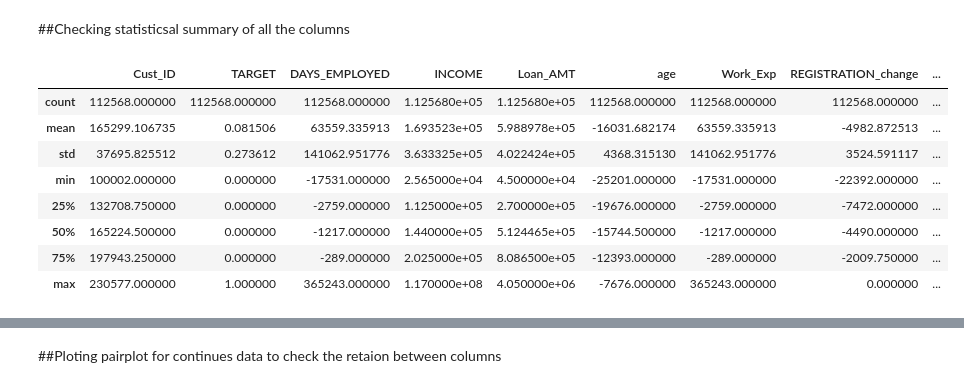
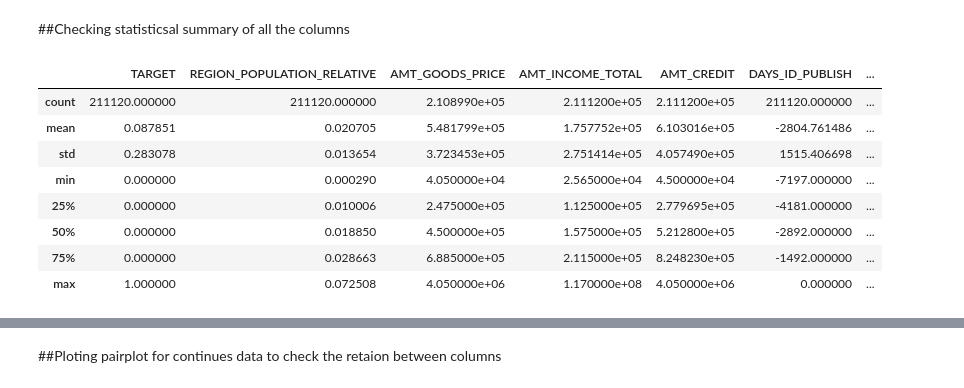
Before and after one commit to annuushhqaaa/Team8-2209403213_Anushka-Umbre, a Jupyter notebook: Team_8_Module_Test_(Part_1)_AAS.ipynb, the cells around one changed output, grey strips where cells are left out. Cells and saved outputs as stored; diff of their text form; code cells hidden in the pictures.

```diff
--- a/Team_8_Module_Test_(Part_1)_AAS.ipynb
+++ b/Team_8_Module_Test_(Part_1)_AAS.ipynb
@@ -333,0 +860,3 @@ new_df=new_df.replace(np.nan, 'NAN')
+# %%
+#Changing city from int to object
+new_df['REG_CITY_NOT_LIVE_CITY'] = new_df['REG_CITY_NOT_LIVE_CITY'].astype(object)
@@ -333,0 +868,3 @@ new_df=new_df.replace(np.nan, 'NAN')
+# %%
+#Changing city from int to object
+new_df['REG_CITY_NOT_WORK_CITY'] = new_df['REG_CITY_NOT_WORK_CITY'].astype(object)
@@ -334,3 +876,6 @@ new_df=new_df.replace(np.nan, 'NAN')
+# %%
+#Changing city from int to object
+new_df['LIVE_CITY_NOT_WORK_CITY']=new_df['LIVE_CITY_NOT_WORK_CITY'].astype(object)
 # %% [markdown]
 ###Understanding the Categorical variables
 # %%
@@ -356,0 +949,3 @@ memory usage: 25.8+ MB
+# %%
+#createing new df considering only Continues data
+new_con_df=new_df[['TARGET','REGION_POPULATION_RELATIVE','AMT_GOODS_PRICE','AMT_INCOME_TOTAL','AMT_CREDIT','DAYS_ID_PUBLISH','DAYS_EMPLOYED','AMT_ANNUITY','DAYS_REGISTRATION','DAYS_BIRTH','EXT_SOURCE_2','SK_ID_CURR']]
@@ -357,15 +961,15 @@ memory usage: 25.8+ MB
 # %% [markdown]
 ##Checking statisticsal summary of all the columns
 # %%
-#statistical summary of all the numeric columns
-new_df.describe()
+#statistical summary of new_con_df
+new_con_df.describe()
 # %% [output]
-|  | Cust_ID | TARGET | DAYS_EMPLOYED | INCOME | Loan_AMT | age | Work_Exp | REGISTRATION_change | ... |
-| count | 112568.000000 | 112568.000000 | 112568.000000 | 1.125680e+05 | 1.125680e+05 | 112568.000000 | 112568.000000 | 112568.000000 | ... |
-| mean | 165299.106735 | 0.081506 | 63559.335913 | 1.693523e+05 | 5.988978e+05 | -16031.682174 | 63559.335913 | -4982.872513 | ... |
-| std | 37695.825512 | 0.273612 | 141062.951776 | 3.633325e+05 | 4.022424e+05 | 4368.315130 | 141062.951776 | 3524.591117 | ... |
-| min | 100002.000000 | 0.000000 | -17531.000000 | 2.565000e+04 | 4.500000e+04 | -25201.000000 | -17531.000000 | -22392.000000 | ... |
-| 25% | 132708.750000 | 0.000000 | -2759.000000 | 1.125000e+05 | 2.700000e+05 | -19676.000000 | -2759.000000 | -7472.000000 | ... |
-| 50% | 165224.500000 | 0.000000 | -1217.000000 | 1.440000e+05 | 5.124465e+05 | -15744.500000 | -1217.000000 | -4490.000000 | ... |
-| 75% | 197943.250000 | 0.000000 | -289.000000 | 2.025000e+05 | 8.086500e+05 | -12393.000000 | -289.000000 | -2009.750000 | ... |
-| max | 230577.000000 | 1.000000 | 365243.000000 | 1.170000e+08 | 4.050000e+06 | -7676.000000 | 365243.000000 | 0.000000 | ... |
+|  | TARGET | REGION_POPULATION_RELATIVE | AMT_GOODS_PRICE | AMT_INCOME_TOTAL | AMT_CREDIT | DAYS_ID_PUBLISH | ... |
+| count | 211120.000000 | 211120.000000 | 2.108990e+05 | 2.111200e+05 | 2.111200e+05 | 211120.000000 | ... |
+| mean | 0.087851 | 0.020705 | 5.481799e+05 | 1.757752e+05 | 6.103016e+05 | -2804.761486 | ... |
+| std | 0.283078 | 0.013654 | 3.723453e+05 | 2.751414e+05 | 4.057490e+05 | 1515.406698 | ... |
+| min | 0.000000 | 0.000290 | 4.050000e+04 | 2.565000e+04 | 4.500000e+04 | -7197.000000 | ... |
+| 25% | 0.000000 | 0.010006 | 2.475000e+05 | 1.125000e+05 | 2.779695e+05 | -4181.000000 | ... |
+| 50% | 0.000000 | 0.018850 | 4.500000e+05 | 1.575000e+05 | 5.212800e+05 | -2892.000000 | ... |
+| 75% | 0.000000 | 0.028663 | 6.885000e+05 | 2.115000e+05 | 8.248230e+05 | -1492.000000 | ... |
+| max | 1.000000 | 0.072508 | 4.050000e+06 | 1.170000e+08 | 4.050000e+06 | 0.000000 | ... |
```
Also changed, not shown: parts of 177 cells of this notebook.
